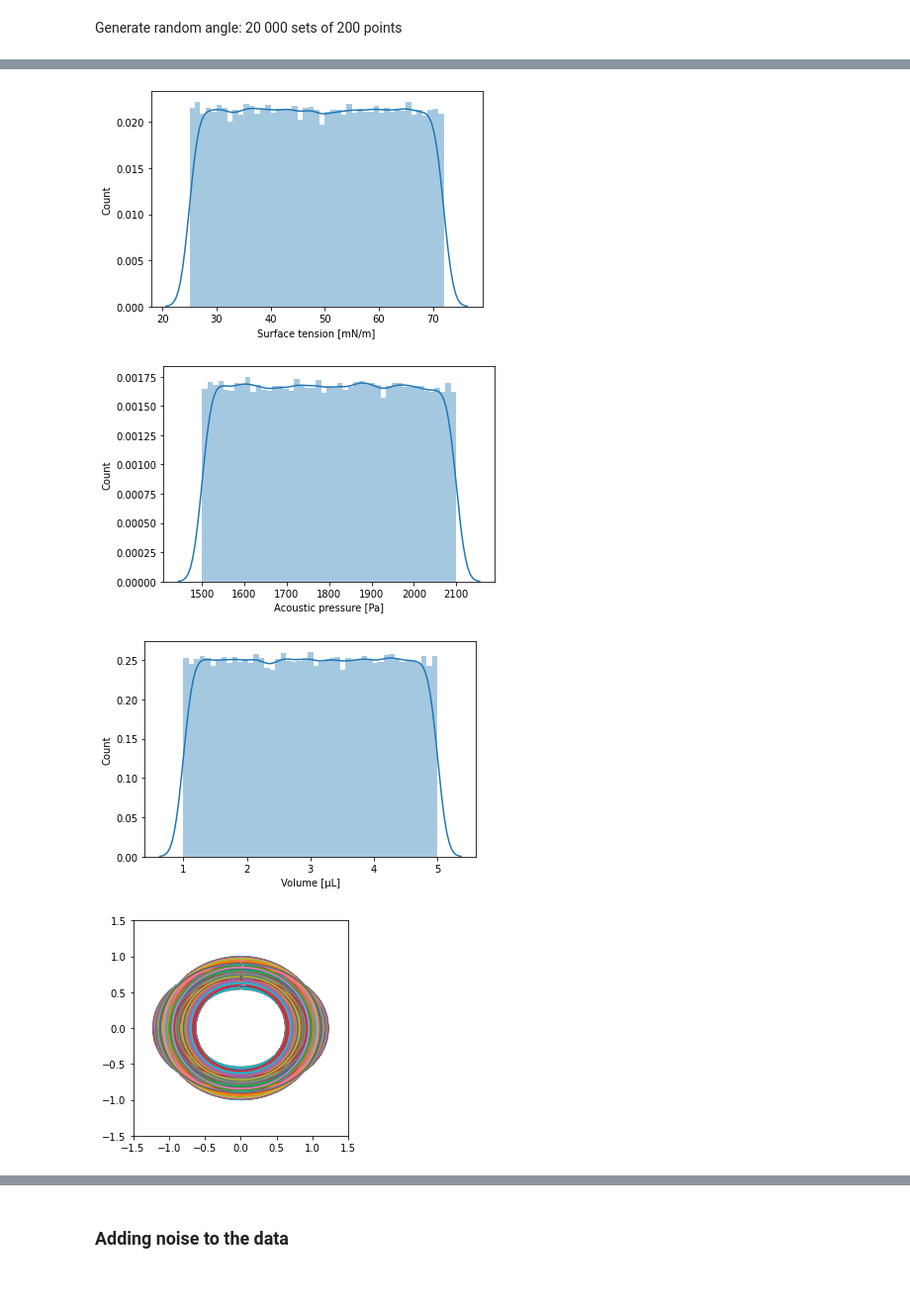
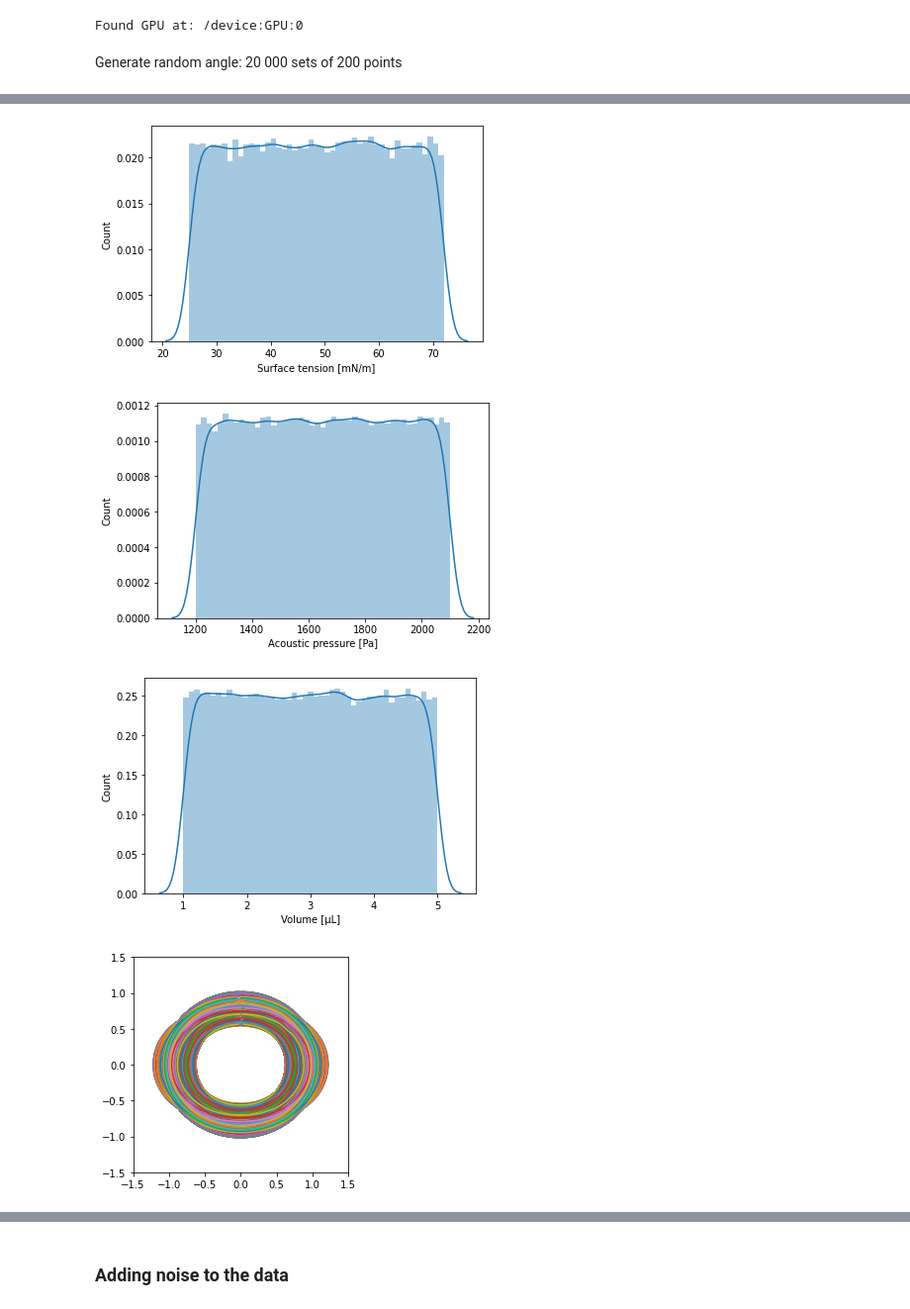
Before and after one commit to sargyri/Drop_Lev, a Jupyter notebook: Machine_learning/test_training_ST_on_model.ipynb, the cells around one changed output, grey strips where cells are left out. Shown at 99% size. Drawn from its saved outputs; the diff is of its cells as text; code cells hidden in the pictures; blank space fills up the shorter version.

```diff
--- a/Machine_learning/test_training_ST_on_model.ipynb
+++ b/Machine_learning/test_training_ST_on_model.ipynb
@@ -281,3 +283,12 @@ Num GPUs Available:  0
+# %%
+%tensorflow_version 2.x
+import tensorflow as tf
+device_name = tf.test.gpu_device_name()
+if device_name != '/device:GPU:0':
+  raise SystemError('GPU device not found')
+print('Found GPU at: {}'.format(device_name))
+# %% [output]
+Found GPU at: /device:GPU:0
 # %% [markdown]
 Generate random angle:
 20 000 sets of 200 points
@@ -285,7 +296,7 @@ Generate random angle:
 theta_all=[]
 def gen_data(num_sample,sampling):
 
-    np.random.seed(1234)
+    #np.random.seed(1234)
 
     #test=np.arange(100)
     #test_r=np.random.choice(test,10)
@@ -297,7 +308,7 @@ def gen_data(num_sample,sampling):
     Cg_air=1/101325 #Pa**(-1)
     k_o=2*np.pi*40/340  #wave number in the air in [mm^-1]. frequency 40kHz (25kH=0.000040sec) and speed of sound in air v=340 m/s from paper (331.5 for 20oC online)
     #Calibration
-    Ps=np.random.random(num_sample)*(2100-1500)+1500  #[Pa]
+    Ps=np.random.random(num_sample)*(2100-1200)+1200  #[Pa]
     #for i in range(num_sample):
     R_sph=calc_R_sph(vol_drop, calibration)
 
@@ -401,7 +412,7 @@ raw_dataset.to_csv('./dataset.csv',index=False)
-[figure, old version]
+[figure, new version]
-[figure, old version]
+[figure, new version]
-[figure, old version]
+[figure, new version]
-[figure, old version]
+[figure, new version]
 # %%
 
 #input = pd.read_csv(io.BytesIO(uploaded['data.csv']))
```
Also changed, not shown: parts of 17 cells of this notebook.
